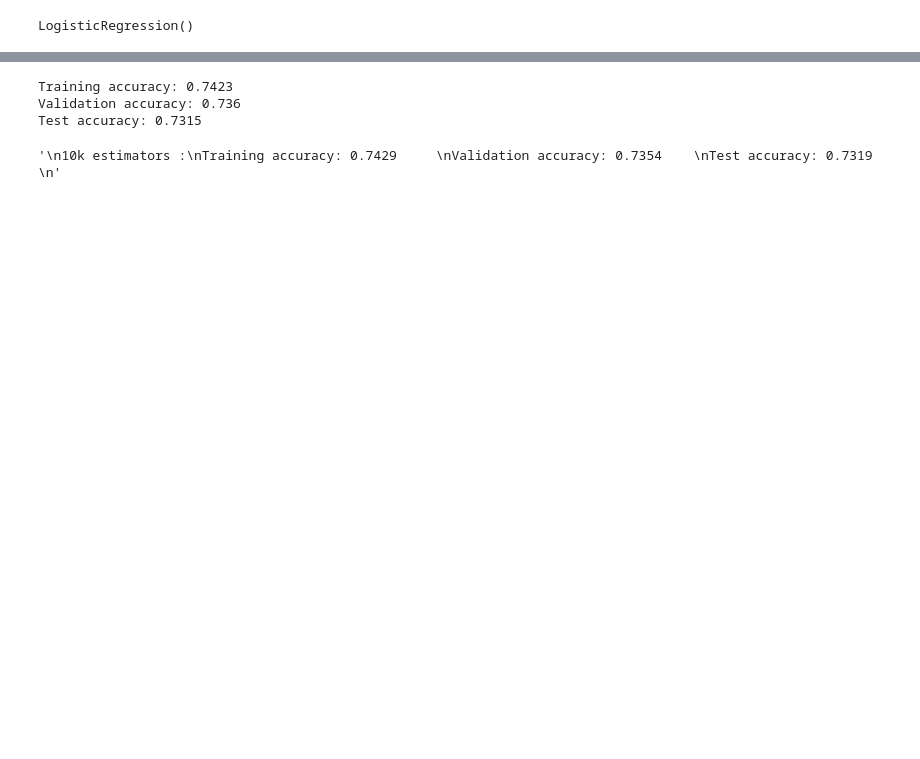
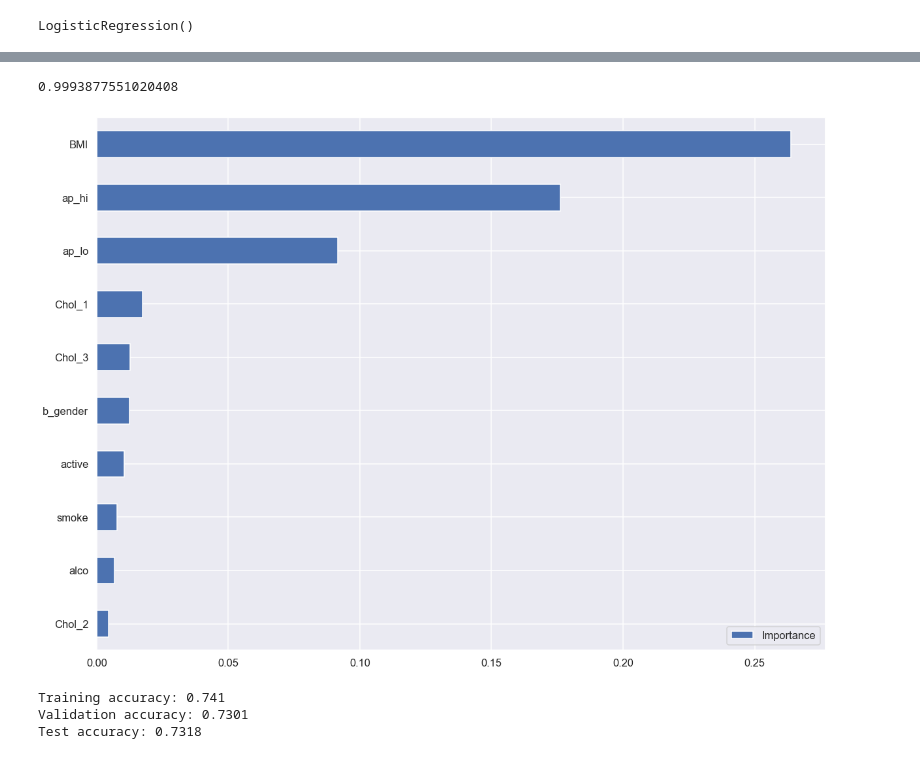
Before and after one commit to pasaunier/FDD_Projet_H, a Jupyter notebook: classification_saunier.ipynb, the cells around one changed output, grey strips where cells are left out. Cells and saved outputs as stored; diff of their text form; code cells hidden in the pictures; blank space fills up the shorter version.

```diff
--- a/classification_saunier.ipynb
+++ b/classification_saunier.ipynb
@@ -352,3 +354,8 @@ Text(0.5, 1.0, 'Prediction accuracy by model & dataset type (more is better)')
+# %%
+plot_variable_importance(train_X, train_y)
+# %% [output]
+0.9993877551020408
+[figure, added]
 # %%
 #on va pimper le random forest sa mère
 rand_for = RandomForestClassifier(n_estimators=1000,
@@ -358,28 +365,15 @@ rand_for = RandomForestClassifier(n_estimators=1000,
                                   n_jobs=-1
                                  )
 
-
 rand_for.fit( train_X , train_y )
-
-
-
 
 print(f"""
 Training accuracy: {round(rand_for.score( train_X , train_y ),4)}
 Validation accuracy: {round(rand_for.score( valid_X , valid_y ),4)}
 Test accuracy: {round(rand_for.score( test_X , test_Y ),4)} """)
-
-"""
-
-10k estimators :
-Training accuracy: 0.7429
-Validation accuracy: 0.7354
-Test accuracy: 0.7319
-"""
 # %% [output]
-Training accuracy: 0.7423
-Validation accuracy: 0.736
-Test accuracy: 0.7315
+Training accuracy: 0.741
+Validation accuracy: 0.7301
+Test accuracy: 0.7318
-'\n10k estimators :\nTraining accuracy: 0.7429     \nValidation accuracy: 0.7354    \nTest accuracy: 0.7319 \n'
 # %%
 # APE TOGETHER WITH LOOP STRONK
```
Also changed, not shown: parts of 16 cells of this notebook.
